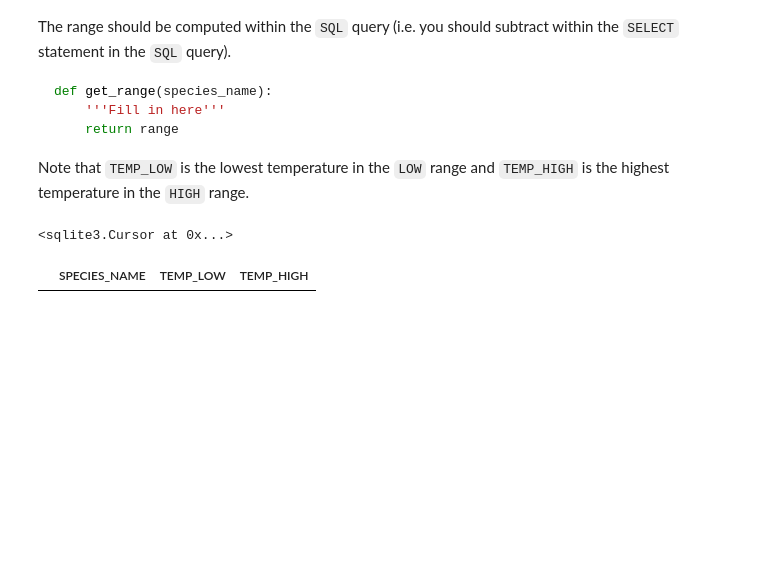
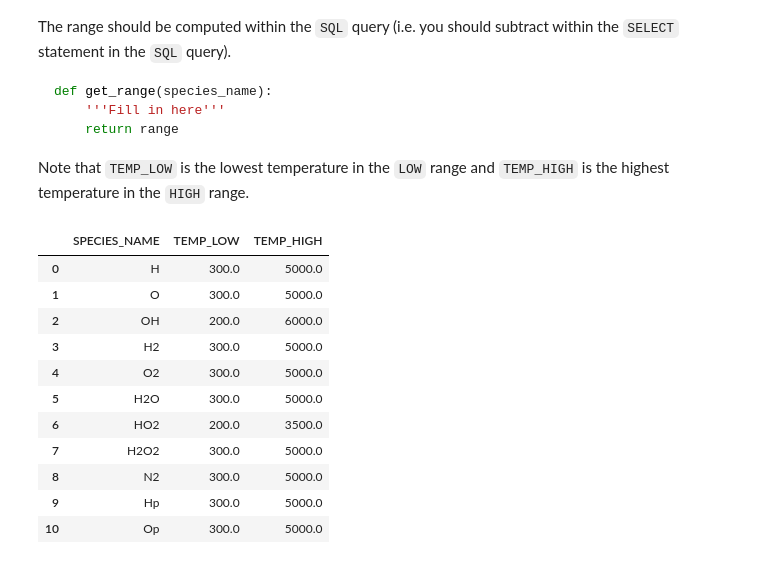
Before and after one commit to kevinzhang99/cs207_yijun_shen, a Jupyter notebook: homeworks/HW10/HW10_final.ipynb, the cells around one changed output. Drawn from its saved outputs; the diff is of its cells as text; code cells hidden in the pictures; blank space fills up the shorter version.

Commit message:
hw10 sqlite

```diff
--- a/homeworks/HW10/HW10_final.ipynb
+++ b/homeworks/HW10/HW10_final.ipynb
@@ -255,14 +261,22 @@ cursor.execute('''CREATE TABLE ALL_TEMPS (
 db.commit()
-# %%
-query = '''SELECT ALL_TEMPS.SPECIES_NAME, ALL_TEMPS.TEMP_LOW, HIGH.THIGH FROM ALL_TEMPS INNER JOIN HIGH ON ALL_TEMPS.SPECIES_NAME = HIGH.SPECIES_NAME'''
-cursor.execute(query)
-# %% [output]
-<sqlite3.Cursor at 0x...>
 # %%
+query_all = '''INSERT INTO ALL_TEMPS SELECT LOW.SPECIES_NAME, LOW.TLOW, HIGH.THIGH FROM LOW INNER JOIN HIGH ON LOW.SPECIES_NAME = HIGH.SPECIES_NAME'''
+cursor.execute(query_all)
 ALL_cols = [col[1] for col in cursor.execute("PRAGMA table_info(ALL_TEMPS)")]
 query_ALL = '''SELECT * FROM ALL_TEMPS'''
 viz_tables(ALL_cols, query_ALL)
 # %% [output]
 |  | SPECIES_NAME | TEMP_LOW | TEMP_HIGH |
+| 0 | H | 300.0 | 5000.0 |
+| 1 | O | 300.0 | 5000.0 |
+| 2 | OH | 200.0 | 6000.0 |
+| 3 | H2 | 300.0 | 5000.0 |
+| 4 | O2 | 300.0 | 5000.0 |
+| 5 | H2O | 300.0 | 5000.0 |
+| 6 | HO2 | 200.0 | 3500.0 |
+| 7 | H2O2 | 300.0 | 5000.0 |
+| 8 | N2 | 300.0 | 5000.0 |
+| 9 | Hp | 300.0 | 5000.0 |
+| 10 | Op | 300.0 | 5000.0 |
 # %%
 def get_range(species_name):
```
Also changed, not shown: parts of 8 cells of this notebook, 1 other file.
